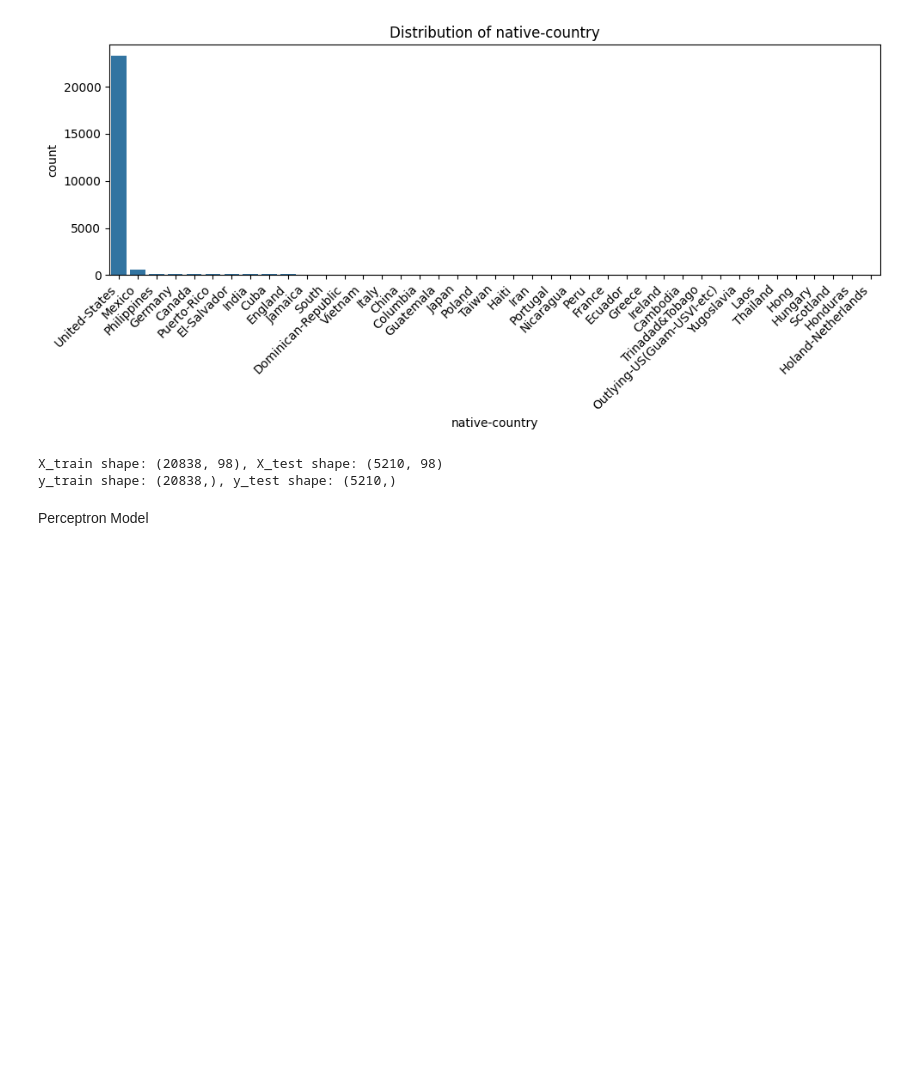
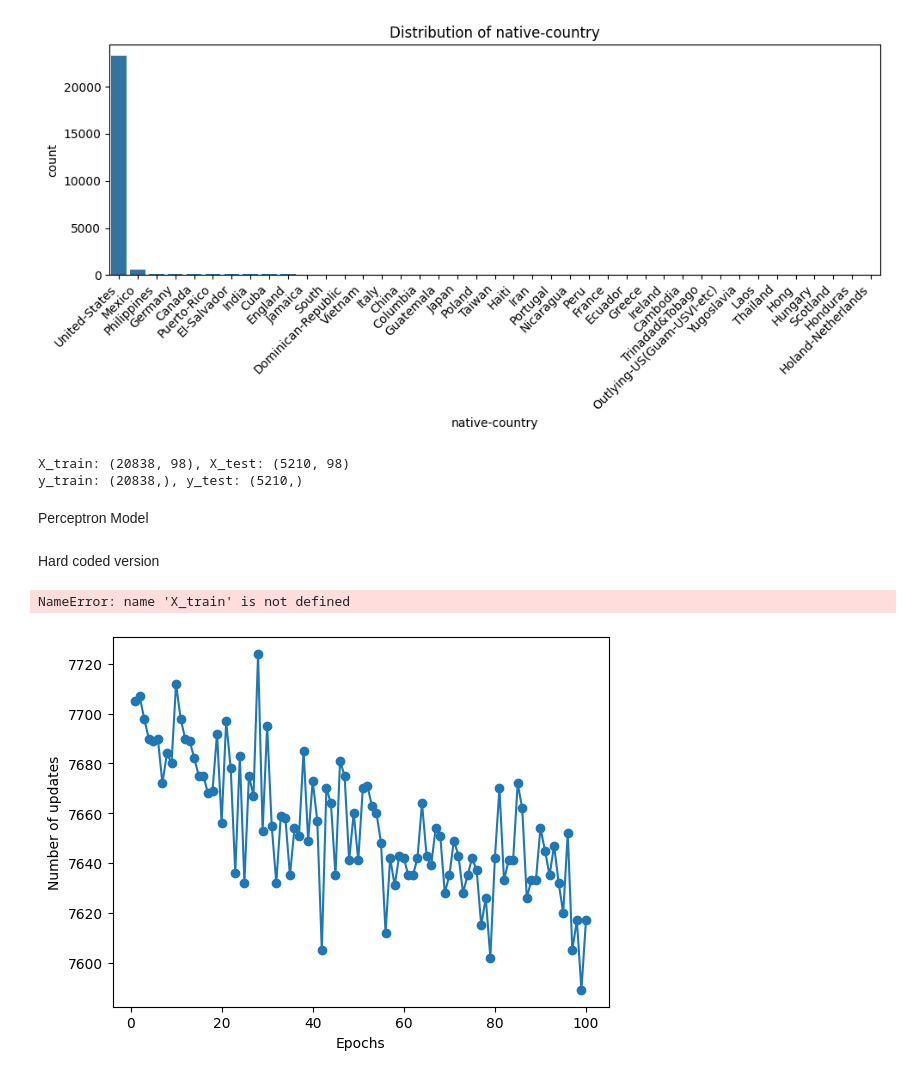
Before and after one commit to EricaCamelopardalis/MS_Classifiers, a Jupyter notebook: Project1.ipynb, the cells around one changed output. Saved outputs shown, nothing was run; the diff lists cells and outputs as text; code cells hidden in the pictures; blank space fills up the shorter version.

```diff
--- a/Project1.ipynb
+++ b/Project1.ipynb
@@ -104,51 +106,49 @@ for col in df.columns:
 for col in df_val.columns:
     df_val[col] = df_val[col].fillna(df_val[col].mode()[0])
 # %%
-#One Hot encoding variables
+# Encoding and spliting data
 
-TEST_SIZE = 0.20
+TEST_SIZE   = 0.20
 RANDOM_SEED = 35
 
-categorical_cols = ['workclass', 'education', 'marital-status', 'occupation',
-                    'relationship', 'race', 'sex', 'native-country']
-numerical_cols = ["age", "fnlwgt", "education-num", "capital-gain", "capital-loss", "hours-per-week"]
+categorical_cols = ['workclass','education','marital-status','occupation',
+                    'relationship','race','sex','native-country']
+numerical_cols   = ['age','fnlwgt','education-num','capital-gain',
+                    'capital-loss','hours-per-week']
 
-df = pd.get_dummies(df, columns=categorical_cols, drop_first=True)
+# clean column names
+df.columns = (df.columns.str.strip()
+                        .str.lower()
+                        .str.replace(r'\s+', '-', regex=True))
 
-# features
+df = pd.get_dummies(df, columns=[c for c in categorical_cols if c in df.columns],
+                    drop_first=True)
+
+# split features and target
 X = df.drop(columns=['income'])
-#target
-y = df["income"].map({">50K": 1, "<=50K": 0})
+y = df['income'].map({">50K": 1, "<=50K": 0})
 
-#Train and test split
 X_train_df, X_test_df, y_train, y_test = train_test_split(
     X, y, test_size=TEST_SIZE, random_state=RANDOM_SEED, stratify=y
 )
 
-# Initialize scaler
+# Scale numeric columns
 scaler = StandardScaler()
+X_train_df[numerical_cols] = scaler.fit_transform(X_train_df[numerical_cols])
+X_test_df[numerical_cols]  = scaler.transform(X_test_df[numerical_cols])
 
-# Fit scaler only on training numerical columns
-X_train_num = scaler.fit_transform(X_train_df[numerical_cols])
+# Convert to NumPy
+X_train = X_train_df.to_numpy(dtype=np.float64)
+X_test  = X_test_df.to_numpy(dtype=np.float64)
+y_train = y_train.to_numpy(dtype=np.int64)
+y_test  = y_test.to_numpy(dtype=np.int64)
 
-# Transform test numerical columns
-X_test_num = scaler.transform(X_test_df[numerical_cols])
-
-# Replace the scaled columns in copies of the dataframes
-X_train_proc = X_train_df.copy()
-X_test_proc = X_test_df.copy()
-
-X_train_proc[numerical_cols] = X_train_num
-X_test_proc[numerical_cols] = X_test_num
-
-# Final arrays ready for your models
-X_train = X_train_proc.to_numpy()
-X_test  = X_test_proc.to_numpy()
-
-print(f"X_train shape: {X_train.shape}, X_test shape: {X_test.shape}")
-print(f"y_train shape: {y_train.shape}, y_test shape: {y_test.shape}")
+print(f"X_train: {X_train.shape}, X_test: {X_test.shape}")
+print(f"y_train: {y_train.shape}, y_test: {y_test.shape}")
 # %% [output]
-X_train shape: (20838, 98), X_test shape: (5210, 98)
-y_train shape: (20838,), y_test shape: (5210,)
+X_train: (20838, 98), X_test: (5210, 98)
+y_train: (20838,), y_test: (5210,)
 # %% [markdown]
 Perceptron Model
+# %% [markdown]
+Hard coded version
@@ -154,0 +225,16 @@ Perceptron Model
+# %%
+#model training
+ppn = Perceptron(eta=0.5, n_iter=10, random_state=1)
+ppn.fit(X_train, y_train)
+# %% [output]
+NameError: name 'X_train' is not defined
+# %%
+# Plot miscalssificaiotn error for each epoch
+plt.plot(range(1, len(ppn.errors_) + 1), ppn.errors_, marker='o')
+plt.xlabel('Epochs')
+plt.ylabel('Number of updates')
+
+# plt.savefig('images/02_07.png', dpi=300)
+plt.show()
+# %% [output]
+[figure, added]
```
Also changed, not shown: parts of 4 cells of this notebook.
